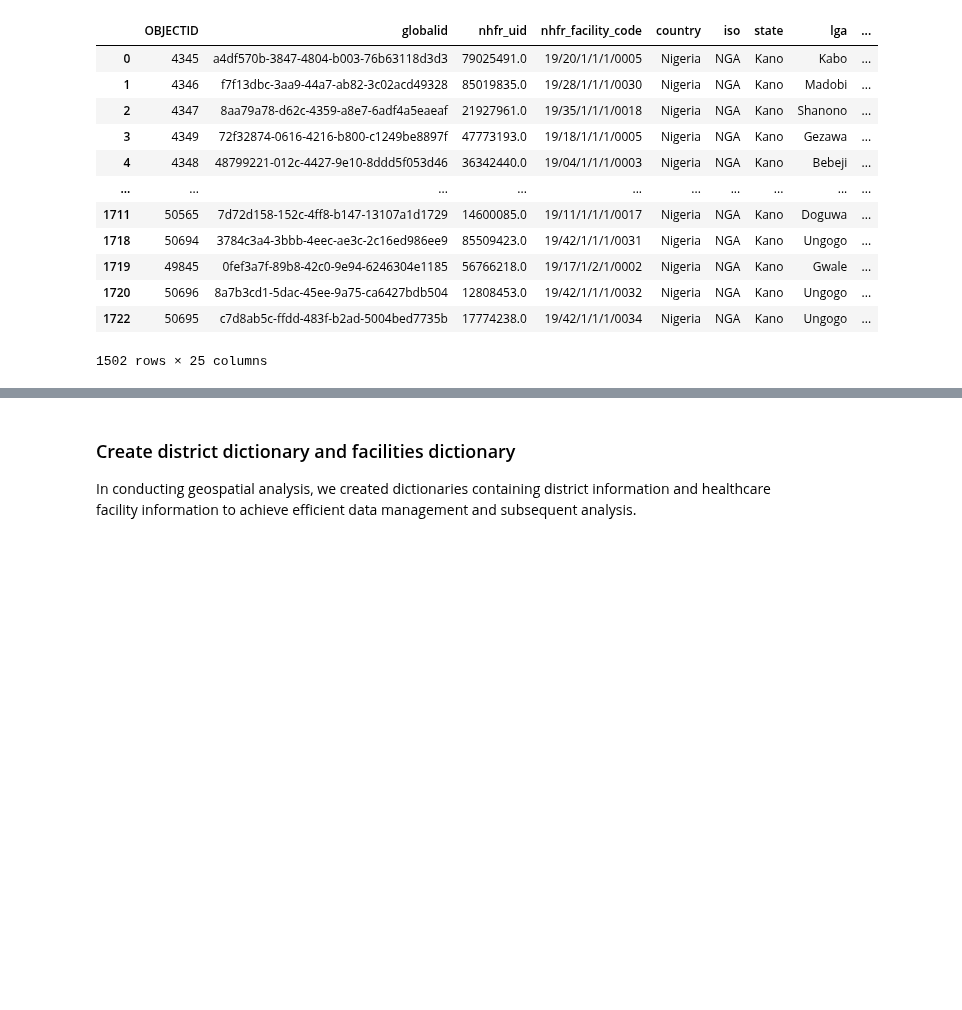
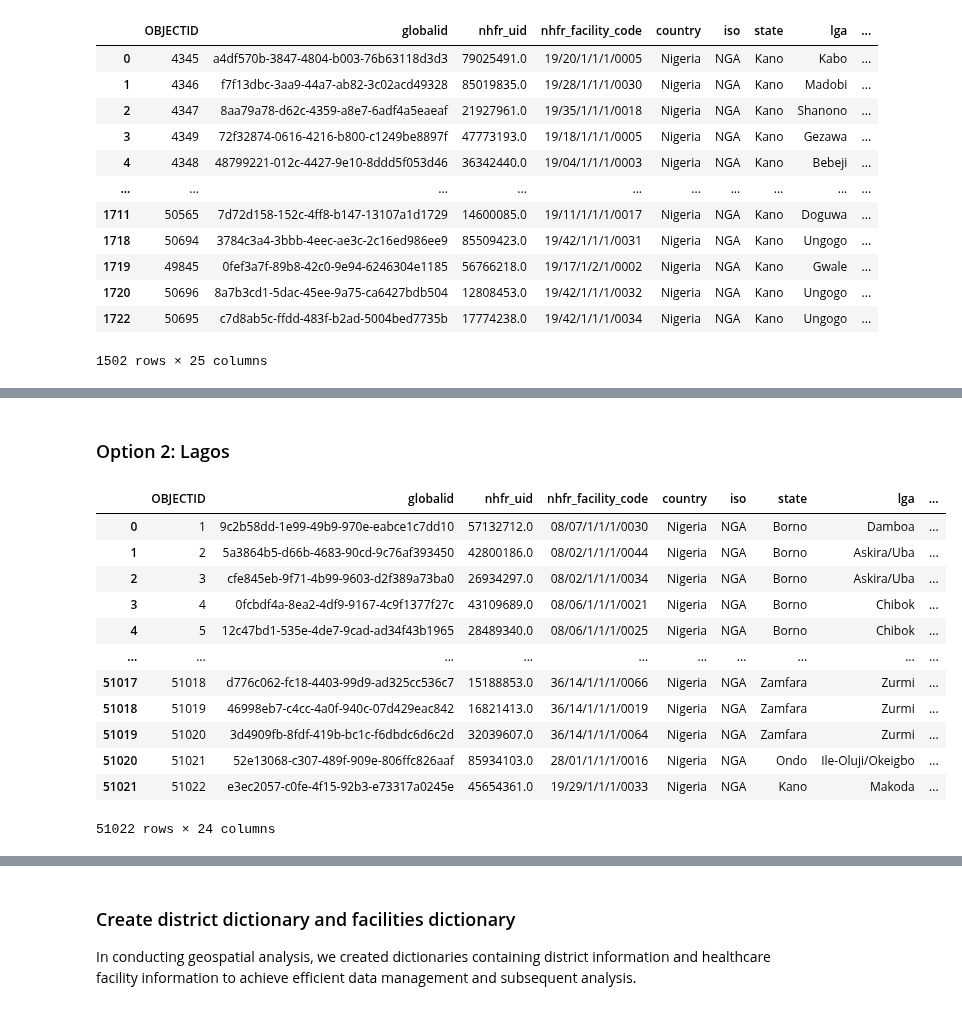
Before and after one commit to urbanbigdatacentre/ideamaps-models, a Jupyter notebook: models/barriers-to-healthcare-access/scripts/Health_Care_Access_Kano_V2.ipynb, the cells around one changed output, grey strips where cells are left out. Drawn from its saved outputs; the diff is of its cells as text; code cells hidden in the pictures; blank space fills up the shorter version.

```diff
--- a/models/barriers-to-healthcare-access/scripts/Health_Care_Access_Kano_V2.ipynb
+++ b/models/barriers-to-healthcare-access/scripts/Health_Care_Access_Kano_V2.ipynb
@@ -186,0 +203,19 @@ facilities
+# %% [markdown]
+### Option 2: Lagos
+# %%
+healthcare_facilities = gpd.read_file(data_inputs + 'GRID3_NGA_healthcare_facilities.geojson')
+healthcare_facilities
+# %% [output]
+|  | OBJECTID | globalid | nhfr_uid | nhfr_facility_code | country | iso | state | lga | ... |
+| 0 | 1 | 9c2b58dd-1e99-49b9-970e-eabce1c7dd10 | 57132712.0 | 08/07/1/1/1/0030 | Nigeria | NGA | Borno | Damboa | ... |
+| 1 | 2 | 5a3864b5-d66b-4683-90cd-9c76af393450 | 42800186.0 | 08/02/1/1/1/0044 | Nigeria | NGA | Borno | Askira/Uba | ... |
+| 2 | 3 | cfe845eb-9f71-4b99-9603-d2f389a73ba0 | 26934297.0 | 08/02/1/1/1/0034 | Nigeria | NGA | Borno | Askira/Uba | ... |
+| 3 | 4 | 0fcbdf4a-8ea2-4df9-9167-4c9f1377f27c | 43109689.0 | 08/06/1/1/1/0021 | Nigeria | NGA | Borno | Chibok | ... |
+| 4 | 5 | 12c47bd1-535e-4de7-9cad-ad34f43b1965 | 28489340.0 | 08/06/1/1/1/0025 | Nigeria | NGA | Borno | Chibok | ... |
+| ... | ... | ... | ... | ... | ... | ... | ... | ... | ... |
+| 51017 | 51018 | d776c062-fc18-4403-99d9-ad325cc536c7 | 15188853.0 | 36/14/1/1/1/0066 | Nigeria | NGA | Zamfara | Zurmi | ... |
+| 51018 | 51019 | 46998eb7-c4cc-4a0f-940c-07d429eac842 | 16821413.0 | 36/14/1/1/1/0019 | Nigeria | NGA | Zamfara | Zurmi | ... |
+| 51019 | 51020 | 3d4909fb-8fdf-419b-bc1c-f6dbdc6d6c2d | 32039607.0 | 36/14/1/1/1/0064 | Nigeria | NGA | Zamfara | Zurmi | ... |
+| 51020 | 51021 | 52e13068-c307-489f-909e-806ffc826aaf | 85934103.0 | 28/01/1/1/1/0016 | Nigeria | NGA | Ondo | Ile-Oluji/Okeigbo | ... |
+| 51021 | 51022 | e3ec2057-c0fe-4f15-92b3-e73317a0245e | 45654361.0 | 19/29/1/1/1/0033 | Nigeria | NGA | Kano | Makoda | ... |
+51022 rows × 24 columns
```
Also changed, not shown: parts of 7 cells of this notebook, 2 other files.
